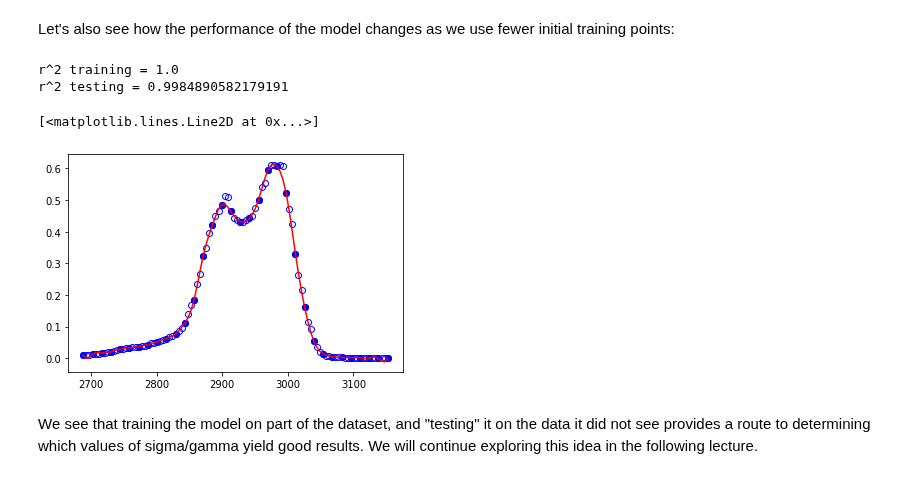
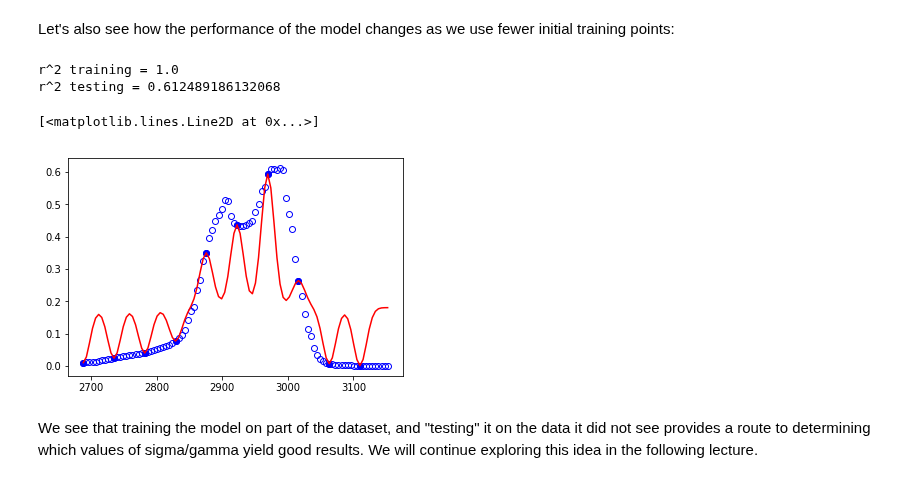
Before and after one commit to medford-group/data_analytics_ChE, a Jupyter notebook: 2-regression/lecture-non_parametric_models.ipynb, the cells around one changed output. Drawn from its saved outputs; the diff is of its cells as text; code cells hidden in the pictures.

Commit message:
added regression homework

```diff
--- a/2-regression/lecture-non_parametric_models.ipynb
+++ b/2-regression/lecture-non_parametric_models.ipynb
@@ -120,7 +124,8 @@ Now let's take a look at all of the basis functions:
 # %%
 fig, ax = plt.subplots()
 for i in range(len(x_peak)):
-    ax.plot(x_peak, X[:,i]);
+    ax.p
+    lot(x_peak, X[:,i]);
 # %% [output]
 [figure]
 # %% [markdown]
@@ -181,3 +192,20 @@ We see that the model successful at interpolating between the points. This is an
 ### Exercise: Use every third data point of the spectra dataset to train a linear interpolation model
 
 First, select every third datapoint from the `(x_peak, y_peak)` dataset, and use this to train a linear interpolation model. Then, predict the full dataset using the model.
+# %%
+x_train = x_peak[::3]
+y_train = y_peak[::3]
+
+X_train = piecewise_linear(x_train)
+X_train[:,-1] += 1
+
+model = LinearRegression(fit_intercept=False)
+model.fit(X_train, y_train)
+
+X_test = piecewise_linear(x_train, x_peak)
+y_predict = model.predict(X_test)
+
+fig, ax = plt.subplots()
+ax.plot(x_peak, y_peak, '.b')
+ax.plot(x_train, y_train, 'or')
+ax.plot(x_peak, y_predict, '-r')
@@ -200,7 +270,9 @@ Let's follow the same procedure as before, but now we will use a "radial basis f
 # %%
 def rbf(x_train, x_test=None, gamma=1):
+
     if x_test is None:
         x_test = x_train
+
     N = len(x_test) #<- number of data points
     M = len(x_train) #<- number of features
     X = np.zeros((N,M))
@@ -209,11 +281,11 @@ def rbf(x_train, x_test=None, gamma=1):
             X[i,j] = np.exp(-gamma*(x_test[i] - x_train[j])**2)
     return X
 
-sigma = 30
+sigma = 1
 gamma = 1./(2*sigma**2)
 x_test = np.linspace(min(x_peak), max(x_peak), 300)
 X_rbf = rbf(x_peak, x_test=x_test, gamma=gamma)
 
 fig, ax = plt.subplots()
-ax.plot(x_test, X_rbf[:,50]);
+ax.plot(x_test, X_rbf[:,10]);
 # %% [output]
@@ -250,35 +339,35 @@ sigmas = [1, 10, 100]
 # %% [markdown]
 Let's also see how the performance of the model changes as we use fewer initial training points:
 # %%
-spacing = 3
+spacing = 10
 sigma = 10
 gamma = 1./(2*sigma**2)
 
 x_train = x_peak[::spacing]
 y_train = y_peak[::spacing]
 
 X_train = rbf(x_train, gamma=gamma)
 
 model_rbf = LinearRegression() #create a linear regression model instance
 model_rbf.fit(X_train, y_train) #fit the model
 r2 = model_rbf.score(X_train, y_train) #get the "score", which is equivalent to r^2
 print('r^2 training = {}'.format(r2))
 
 X_all = rbf(x_train, x_test=x_peak, gamma=gamma)
 
 yhat_rbf = model_rbf.predict(X_all) #create the model prediction
 
 r2 = model_rbf.score(X_all, y_peak) #get the "score", which is equivalent to r^2
 print('r^2 testing = {}'.format(r2))
 
 fig, ax = plt.subplots()
 ax.plot(x_peak, y_peak, 'ob', markerfacecolor='none')
 ax.plot(x_train, y_train, 'ob')
 ax.plot(x_peak, yhat_rbf, '-r')
 # %% [output]
 r^2 training = 1.0
-r^2 testing = 0.9984890582179191
+r^2 testing = 0.612489186132068
 [<matplotlib.lines.Line2D at 0x...>]
-[figure, old version]
+[figure, new version]
 # %% [markdown]
 We see that training the model on part of the dataset, and "testing" it on the data it did not see provides a route to determining which values of sigma/gamma yield good results. We will continue exploring this idea in the following lecture.
```
Also changed, not shown: parts of 10 cells of this notebook, 4 other files.
